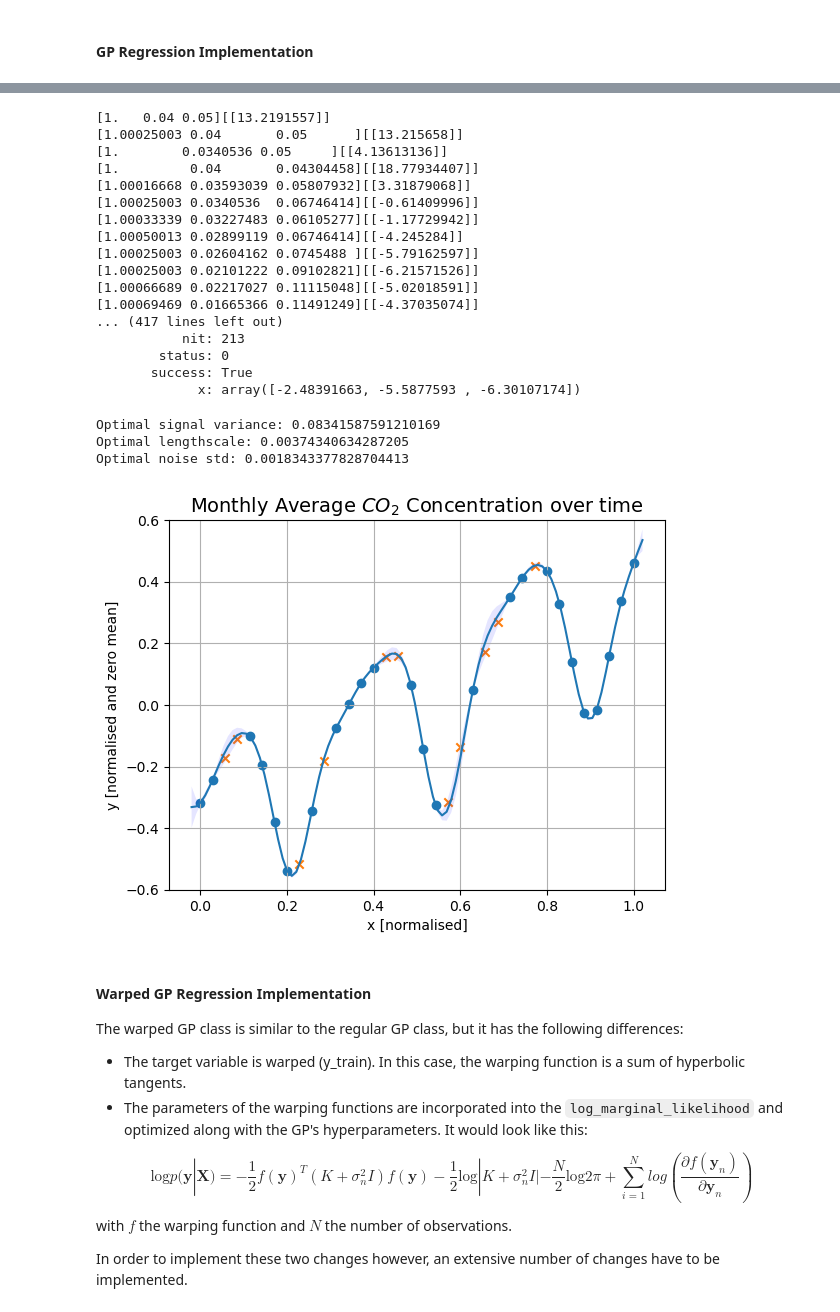
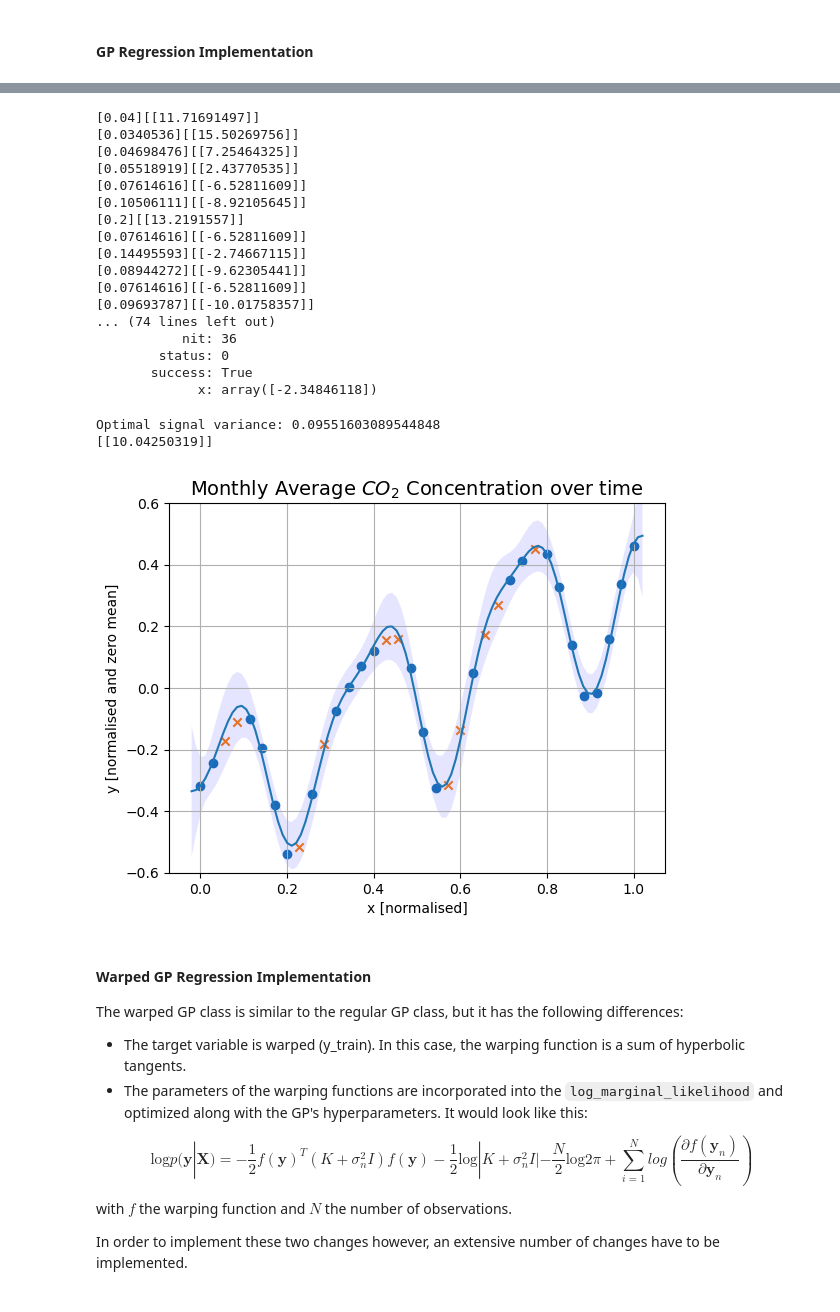
Before and after one commit to Fabian-Leal/Warped-GPs-, a Jupyter notebook: Warping toy data.ipynb, the cells around one changed output, grey strips where cells are left out. Cells and saved outputs as stored; diff of their text form; code cells hidden in the pictures.

```diff
--- a/Warping toy data.ipynb
+++ b/Warping toy data.ipynb
@@ -197,33 +199,58 @@ from scipy.optimize import minimize
 
 def eval_params(params, gp):
     params = np.exp(params)
-    gp.set_hyper_params(params[:-1],params[len(params)-1])
+    gp.set_hyper_params([1,params[0]],0.05)
     nlml = -gp.log_marginal_likelihood()
     print(str(params)+str(nlml))
     return nlml
 
-x0 = np.array([np.log(1), np.log(0.04), np.log(0.05)])
+x0 = np.array([np.log(0.04)])
 res = minimize(eval_params, x0, method='nelder-mead', args=(gp),
                options={'xatol': 1e-10, 'disp': True})
 print(res)
 # %% [output]
-[1.   0.04 0.05][[13.2191557]]
-[1.00025003 0.04       0.05      ][[13.215658]]
-[1.        0.0340536 0.05     ][[4.13613136]]
-[1.         0.04       0.04304458][[18.77934407]]
-[1.00016668 0.03593039 0.05807932][[3.31879068]]
-[1.00025003 0.0340536  0.06746414][[-0.61409996]]
-[1.00033339 0.03227483 0.06105277][[-1.17729942]]
-[1.00050013 0.02899119 0.06746414][[-4.245284]]
-[1.00025003 0.02604162 0.0745488 ][[-5.79162597]]
-[1.00025003 0.02101222 0.09102821][[-6.21571526]]
-[1.00066689 0.02217027 0.11115048][[-5.02018591]]
-[1.00069469 0.01665366 0.11491249][[-4.37035074]]
-... (417 lines left out)
-           nit: 213
+[0.04][[11.71691497]]
+[0.0340536][[15.50269756]]
+[0.04698476][[7.25464325]]
+[0.05518919][[2.43770535]]
+[0.07614616][[-6.52811609]]
+[0.10506111][[-8.92105645]]
+[0.2][[13.2191557]]
+[0.07614616][[-6.52811609]]
+[0.14495593][[-2.74667115]]
+[0.08944272][[-9.62305441]]
+[0.07614616][[-6.52811609]]
+[0.09693787][[-10.01758357]]
+... (74 lines left out)
+           nit: 36
         status: 0
        success: True
-             x: array([-2.48391663, -5.5877593 , -6.30107174])
+             x: array([-2.34846118])
+# %%
+optimal_params = np.exp(res.x)
+
+print("Optimal signal variance: "+str(optimal_params[0]))
+
+gp.set_hyper_params([1,optimal_params[0]],0.05)
+
+#Predict for x_star
+[f_mean,f_std] = gp.predict(x_star)
+lml = gp.log_marginal_likelihood()
+print(lml)
+pl.scatter(x_norm_train, y_norm_train)
+pl.scatter(x_norm_test, y_norm_test,marker="x")
+pl.fill_between(x_star.ravel(), (f_mean-2*f_std).ravel(), (f_mean+2*f_std).ravel(), \
+                facecolor='blue', interpolate=True, alpha=0.1, label='±2*sigma of prediction')
+pl.plot(x_star, f_mean)
+pl.title('Monthly Average $CO_2$ Concentration over time', fontsize=14)
+pl.xlabel('x [normalised]')
+pl.ylabel('y [normalised and zero mean]')
+pl.ylim([-0.6,0.6])
+pl.grid()
+# %% [output]
+Optimal signal variance: 0.09551603089544848
+[[10.04250319]]
+[figure, added]
 # %%
 optimal_params = np.exp(res.x)
 
@@ -246,11 +273,6 @@ pl.xlabel('x [normalised]')
 pl.ylabel('y [normalised and zero mean]')
 pl.ylim([-0.6,0.6])
 pl.grid()
-# %% [output]
-Optimal signal variance: 0.08341587591210169
-Optimal lengthscale: 0.00374340634287205
-Optimal noise std: 0.0018343377828704413
-[figure, removed]
 # %% [markdown]
 #### Warped GP Regression Implementation
 
```
Also changed, not shown: parts of 14 cells of this notebook, 4 other files.
